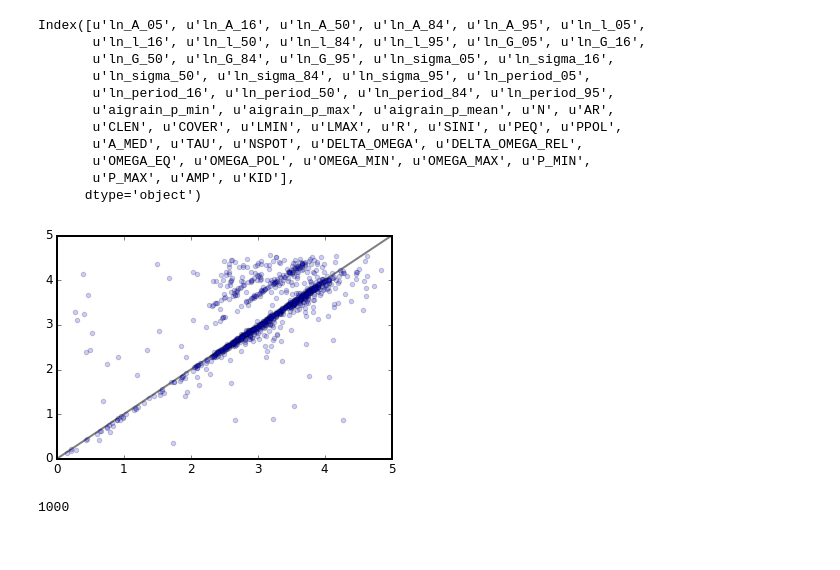
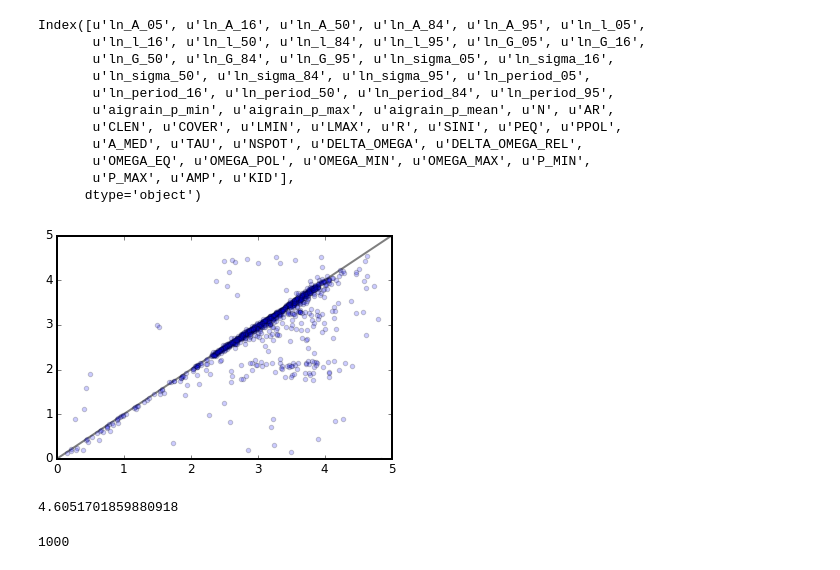
Before and after one commit to RuthAngus/GProtation, a Jupyter notebook: notebooks_tdm/summary.ipynb, the cells around one changed output. Saved outputs shown, nothing was run; the diff lists cells and outputs as text; code cells hidden in the pictures.

```diff
--- a/notebooks_tdm/summary.ipynb
+++ b/notebooks_tdm/summary.ipynb
@@ -31,20 +31,26 @@ Index([u'ln_A_05', u'ln_A_16', u'ln_A_50', u'ln_A_84', u'ln_A_95', u'ln_l_05',
 # %%
 %matplotlib inline
 import matplotlib.pyplot as plt
 import mpld3
+from mpld3 import plugins
 mpld3.enable_notebook()
 
 fig, ax = plt.subplots(1,1)
-p_mean = (df_acf.P_MIN + df_acf.P_MAX)/2.
-points = ax.scatter(np.log(p_mean), np.log(df_acf.acf_prot),
+df_acf['P_MEAN'] = (df_acf.P_MIN + df_acf.P_MAX)/2.
+points = ax.scatter(np.log(df_acf['P_MEAN']), np.log(df_acf.acf_prot),
                     alpha=0.2)
 ax.plot(range(6), range(6), 'k', lw=2, alpha=0.5, zorder=0)
 ax.set_xlim((0,5))
 ax.set_ylim((0,5))
-tooltip = mpld3.plugins.PointLabelTooltip(points, labels=[i for i in df_acf.index])
+tooltip = plugins.PointLabelTooltip(points, labels=['{}: {:.2f}'.format(i, df_acf.ix[i, 'P_MEAN'])
+                                                    for i in df_acf.index])
 plugins.connect(fig, tooltip)
 # %% [output]
-[figure, old version]
+[figure, new version]
+# %%
+np.log(100)
+# %% [output]
+4.6051701859880918
 # %%
 len(df_acf.index)
 # %% [output]
```
Also changed, not shown: 2 other files.
